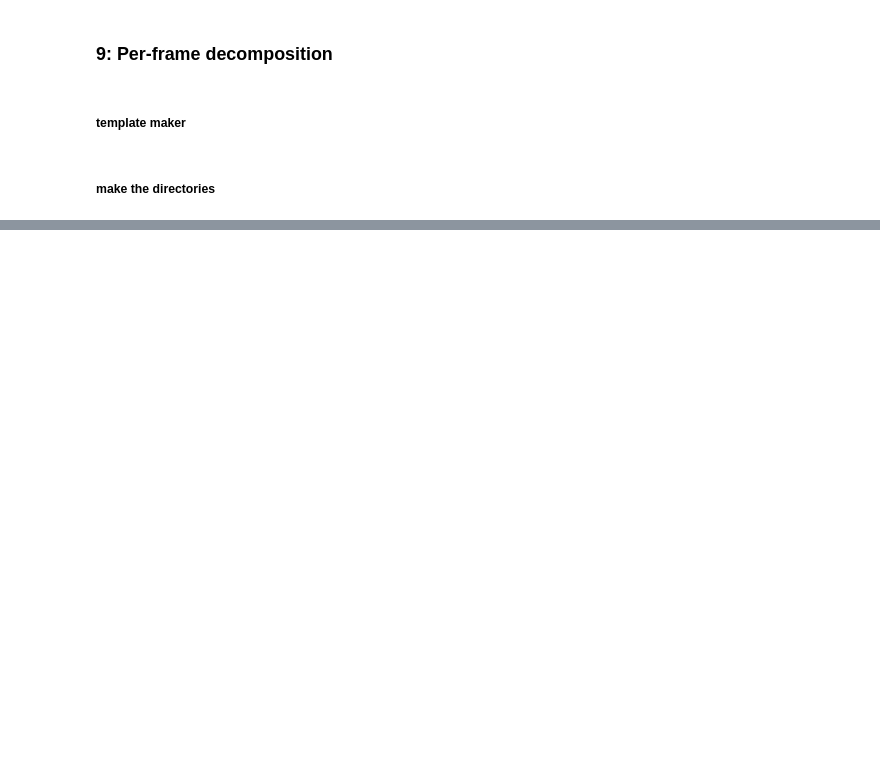
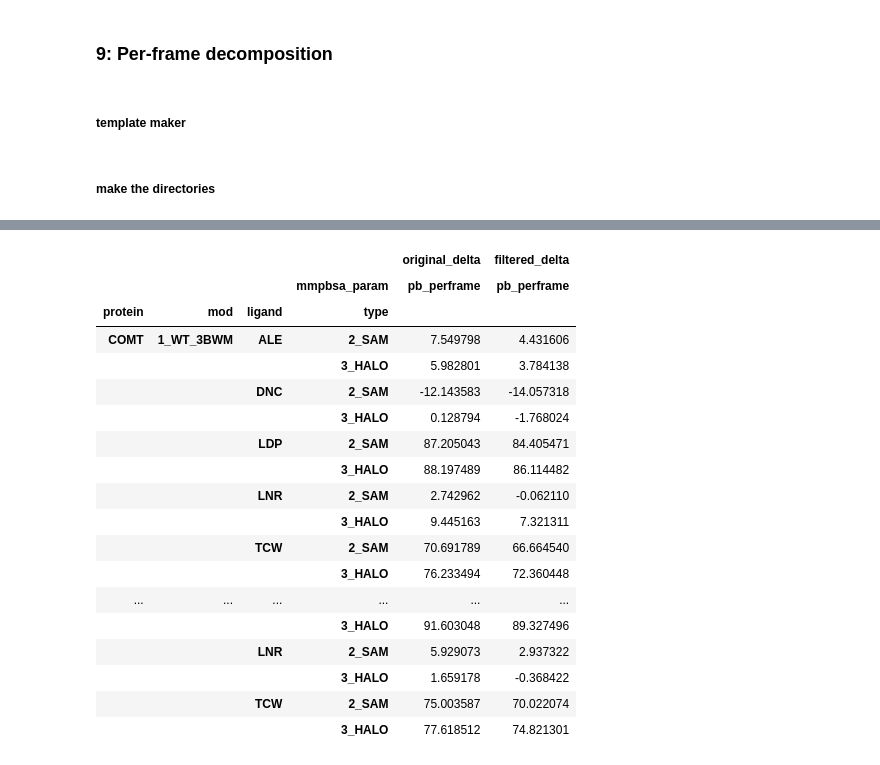
Before and after one commit to SBRG/GEMPro, a Jupyter notebook: GEMPro_sim/4B_MMPBSA_RUN.ipynb, the cells around one changed output, grey strips where cells are left out. Saved outputs shown, nothing was run; the diff lists cells and outputs as text; code cells hidden in the pictures; blank space fills up the shorter version.

```diff
--- a/GEMPro_sim/4B_MMPBSA_RUN.ipynb
+++ b/GEMPro_sim/4B_MMPBSA_RUN.ipynb
@@ -698,16 +1023,0 @@ import re
-# %%
-for MOD in MODS:
-    for TYPE in TYPES:
-        for LIGAND in LIGANDS:
-            for CLUSTER in CLUSTERS[MOD][1:2]:
-                row = 1
-                # for each frame...
-                for param,d in param_dict.iteritems():
-                    per_param_df = pd.DataFrame()
-                    receptor_prep_folder = os.path.join(MMPBSA_FOLDER, PROTEIN, MOD, TYPE, '0_receptor_prep')
-                    complex_prep_folder = os.path.join(MMPBSA_FOLDER, PROTEIN, MOD, TYPE, LIGAND, CLUSTER, '0_complex_prep')
-                    md_run_folder = os.path.join(MMPBSA_FOLDER, PROTEIN, MOD, TYPE, LIGAND, CLUSTER, '1_md')
-                    mmpbsa_run_folder = os.path.join(MMPBSA_FOLDER, PROTEIN, MOD, TYPE, LIGAND, CLUSTER, '2_mmpbsa')
-                    perframe_folder = os.path.join(mmpbsa_run_folder, param)
-
-                    print mmpbsa_run_folder
@@ -1132,0 +1033,2 @@ filtered_per_param_df.describe()
+# %%
+numframes=70
@@ -1132,0 +1355,24 @@ filtered_per_param_df.describe()
+# %%
+# here is the new vs the old values (note: original_delta values may differ slightly than above but should be mostly the same)
+nw = pd.pivot_table(mmpbsa_filtered_df,index=["protein","mod",'ligand','type'], columns=['mmpbsa_param'])
+nw
+# %% [output]
+|  |  |  |  | original_delta | filtered_delta |
+|  |  |  | mmpbsa_param | pb_perframe | pb_perframe |
+| protein | mod | ligand | type |  |  |
+| COMT | 1_WT_3BWM | ALE | 2_SAM | 7.549798 | 4.431606 |
+|  |  |  | 3_HALO | 5.982801 | 3.784138 |
+|  |  | DNC | 2_SAM | -12.143583 | -14.057318 |
+|  |  |  | 3_HALO | 0.128794 | -1.768024 |
+|  |  | LDP | 2_SAM | 87.205043 | 84.405471 |
+|  |  |  | 3_HALO | 88.197489 | 86.114482 |
+|  |  | LNR | 2_SAM | 2.742962 | -0.062110 |
+|  |  |  | 3_HALO | 9.445163 | 7.321311 |
+|  |  | TCW | 2_SAM | 70.691789 | 66.664540 |
+|  |  |  | 3_HALO | 76.233494 | 72.360448 |
+| ... | ... | ... | ... | ... | ... |
+|  |  |  | 3_HALO | 91.603048 | 89.327496 |
+|  |  | LNR | 2_SAM | 5.929073 | 2.937322 |
+|  |  |  | 3_HALO | 1.659178 | -0.368422 |
+|  |  | TCW | 2_SAM | 75.003587 | 70.022074 |
+|  |  |  | 3_HALO | 77.618512 | 74.821301 |
```
Also changed, not shown: parts of 60 cells of this notebook, 1 other file.
